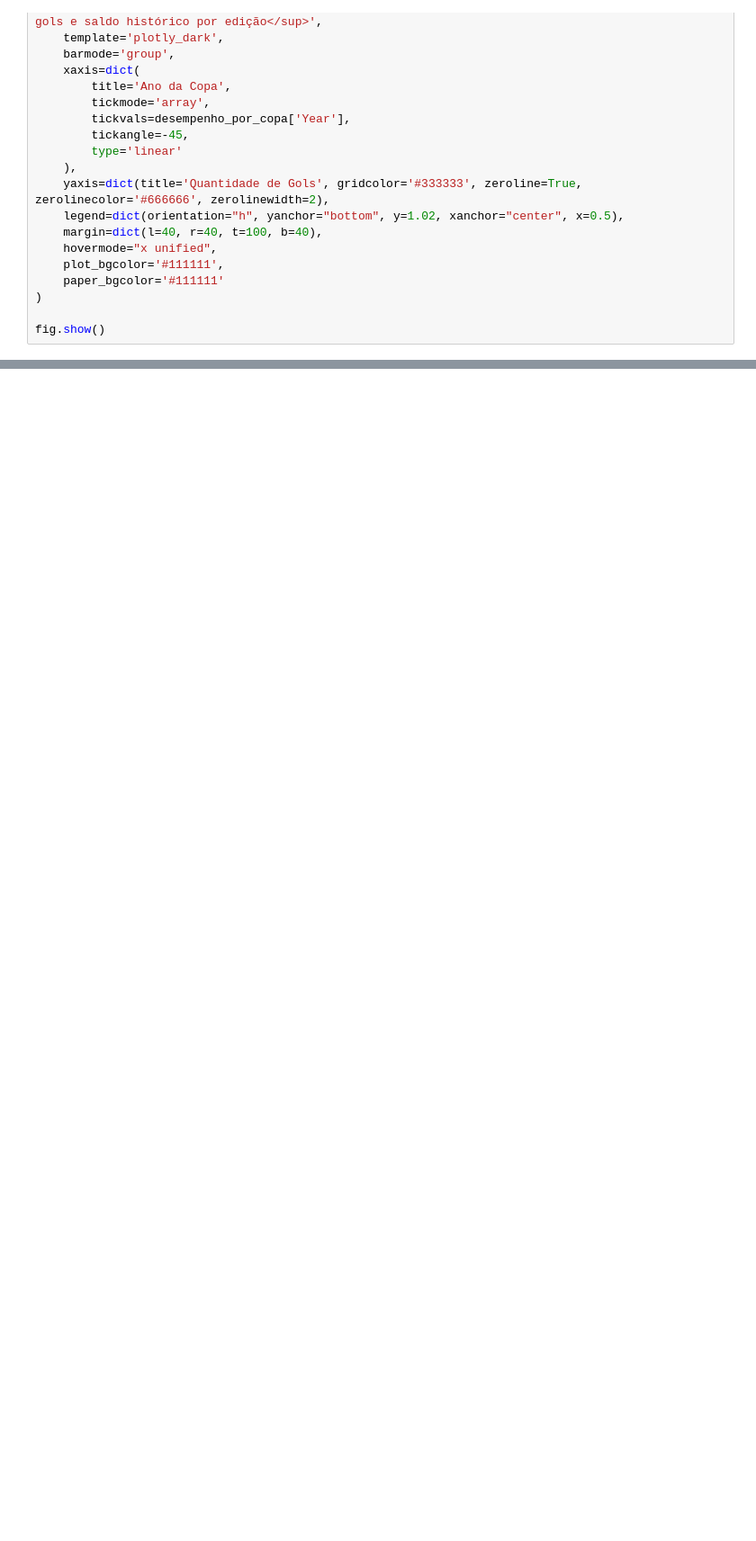
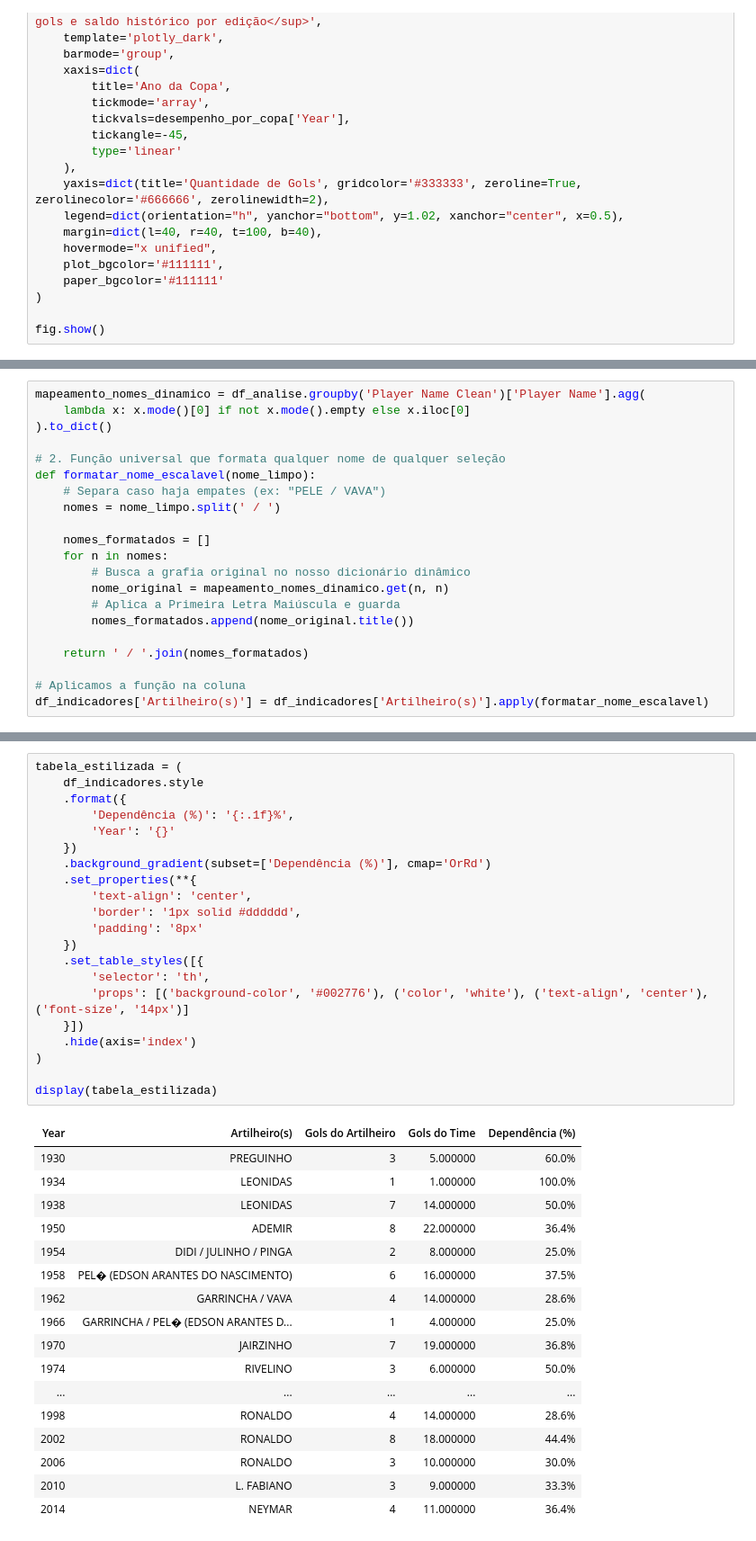
Before and after one commit to Matheus1421/DataCopa, a Jupyter notebook: notebooks/ANALISE_EXPLORATORIA.ipynb, the cells around one changed output, grey strips where cells are left out. Shown at 90% size. Cells and saved outputs as stored; diff of their text form; blank space fills up the shorter version.

```diff
--- a/notebooks/ANALISE_EXPLORATORIA.ipynb
+++ b/notebooks/ANALISE_EXPLORATORIA.ipynb
@@ -154,0 +237,21 @@ fig.show()
+# %%
+mapeamento_nomes_dinamico = df_analise.groupby('Player Name Clean')['Player Name'].agg(
+    lambda x: x.mode()[0] if not x.mode().empty else x.iloc[0]
+).to_dict()
+
+# 2. Função universal que formata qualquer nome de qualquer seleção
+def formatar_nome_escalavel(nome_limpo):
+    # Separa caso haja empates (ex: "PELE / VAVA")
+    nomes = nome_limpo.split(' / ')
+
+    nomes_formatados = []
+    for n in nomes:
+        # Busca a grafia original no nosso dicionário dinâmico
+        nome_original = mapeamento_nomes_dinamico.get(n, n)
+        # Aplica a Primeira Letra Maiúscula e guarda
+        nomes_formatados.append(nome_original.title())
+
+    return ' / '.join(nomes_formatados)
+
+# Aplicamos a função na coluna
+df_indicadores['Artilheiro(s)'] = df_indicadores['Artilheiro(s)'].apply(formatar_nome_escalavel)
@@ -154,0 +260,39 @@ fig.show()
+# %%
+tabela_estilizada = (
+    df_indicadores.style
+    .format({
+        'Dependência (%)': '{:.1f}%',
+        'Year': '{}'
+    })
+    .background_gradient(subset=['Dependência (%)'], cmap='OrRd')
+    .set_properties(**{
+        'text-align': 'center',
+        'border': '1px solid #dddddd',
+        'padding': '8px'
+    })
+    .set_table_styles([{
+        'selector': 'th',
+        'props': [('background-color', '#002776'), ('color', 'white'), ('text-align', 'center'), ('font-size', '14px')]
+    }])
+    .hide(axis='index')
+)
+
+display(tabela_estilizada)
+# %% [output]
+| Year | Artilheiro(s) | Gols do Artilheiro | Gols do Time | Dependência (%) |
+| 1930 | PREGUINHO | 3 | 5.000000 | 60.0% |
+| 1934 | LEONIDAS | 1 | 1.000000 | 100.0% |
+| 1938 | LEONIDAS | 7 | 14.000000 | 50.0% |
+| 1950 | ADEMIR | 8 | 22.000000 | 36.4% |
+| 1954 | DIDI / JULINHO / PINGA | 2 | 8.000000 | 25.0% |
+| 1958 | PEL� (EDSON ARANTES DO NASCIMENTO) | 6 | 16.000000 | 37.5% |
+| 1962 | GARRINCHA / VAVA | 4 | 14.000000 | 28.6% |
+| 1966 | GARRINCHA / PEL� (EDSON ARANTES D... | 1 | 4.000000 | 25.0% |
+| 1970 | JAIRZINHO | 7 | 19.000000 | 36.8% |
+| 1974 | RIVELINO | 3 | 6.000000 | 50.0% |
+| ... | ... | ... | ... | ... |
+| 1998 | RONALDO | 4 | 14.000000 | 28.6% |
+| 2002 | RONALDO | 8 | 18.000000 | 44.4% |
+| 2006 | RONALDO | 3 | 10.000000 | 30.0% |
+| 2010 | L. FABIANO | 3 | 9.000000 | 33.3% |
+| 2014 | NEYMAR | 4 | 11.000000 | 36.4% |
```
Also changed, not shown: parts of 17 cells of this notebook.
